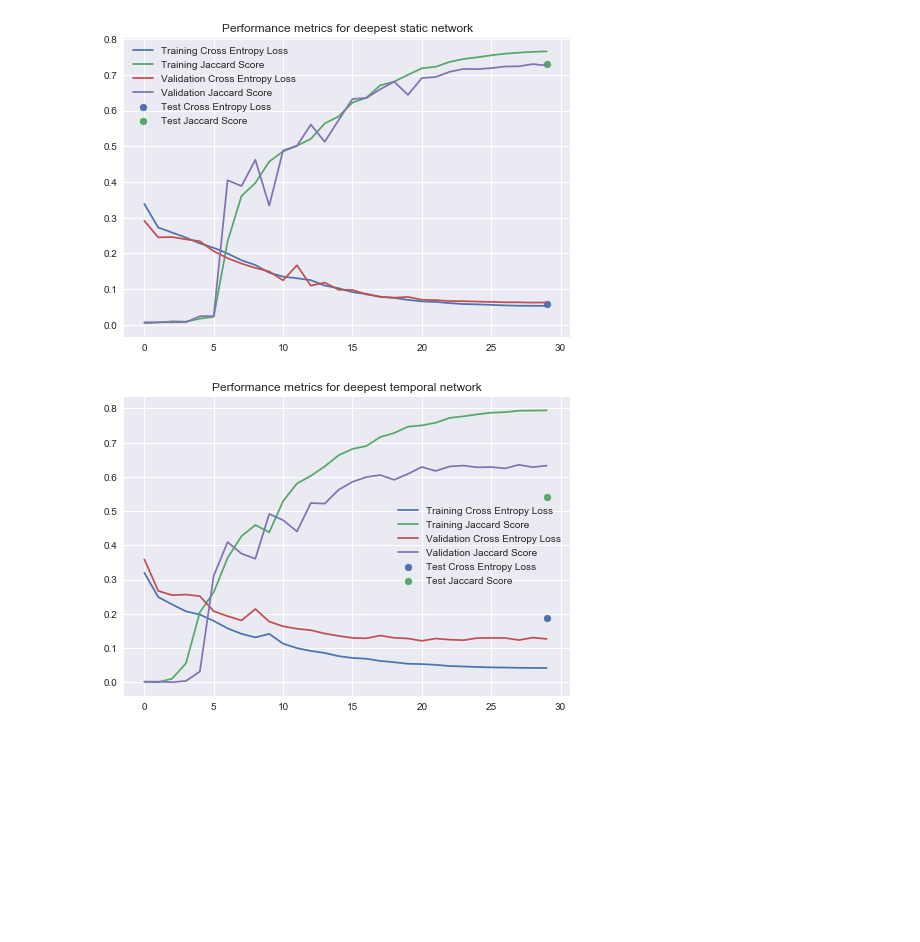
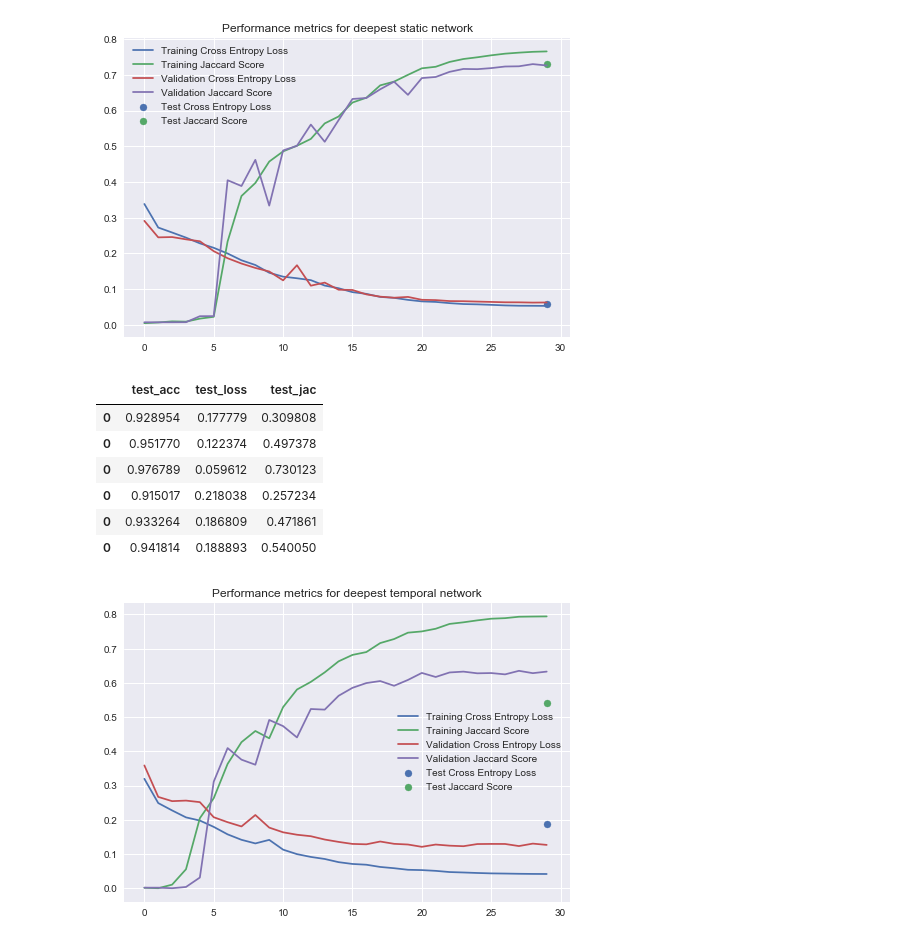
Before and after one commit to DanielPolatajko/ivcproject, a Jupyter notebook: Graphing.ipynb, the cells around one changed output. Cells and saved outputs as stored; diff of their text form; code cells hidden in the pictures; blank space fills up the shorter version.

```diff
--- a/Graphing.ipynb
+++ b/Graphing.ipynb
@@ -61,4 +82,14 @@ loss_graph(temporal_deeper_scores, temporal_deeper_test, "deeper temporal")
 loss_graph(static_deepest_scores, static_deepest_test, "deepest static")
 # %% [output]
 [figure]
+# %%
+pd.concat([static_shallow_test, static_deeper_test, static_deepest_test, temporal_shallow_test, temporal_deeper_test, temporal_deepest_test])
+# %% [output]
+|  | test_acc | test_loss | test_jac |
+| 0 | 0.928954 | 0.177779 | 0.309808 |
+| 0 | 0.951770 | 0.122374 | 0.497378 |
+| 0 | 0.976789 | 0.059612 | 0.730123 |
+| 0 | 0.915017 | 0.218038 | 0.257234 |
+| 0 | 0.933264 | 0.186809 | 0.471861 |
+| 0 | 0.941814 | 0.188893 | 0.540050 |
 # %%
```
Also changed, not shown: parts of 15 cells of this notebook, 14 other files.
